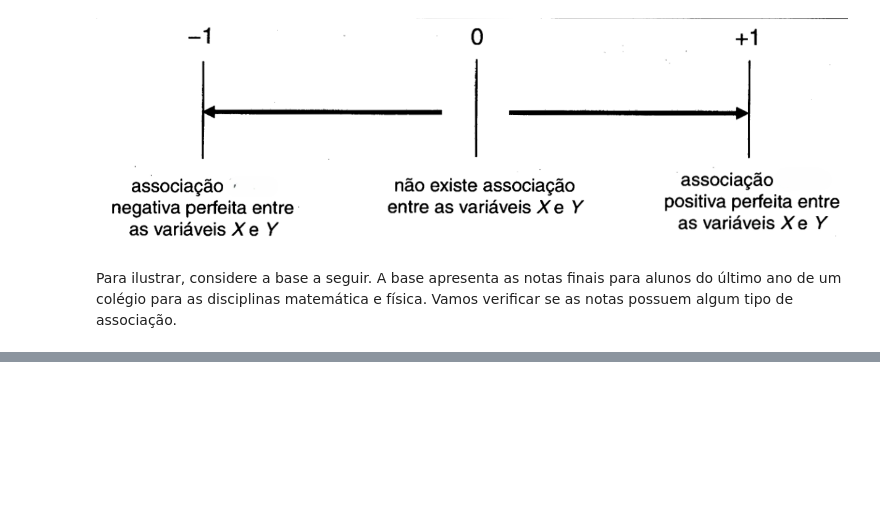
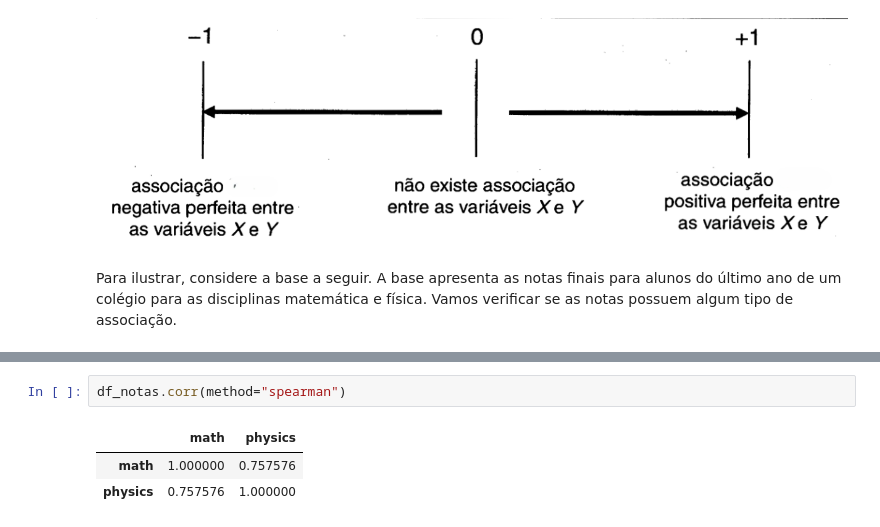
Before and after one commit to PauloViniciusR/Estatistica_dados, a Jupyter notebook: Estatistica_Descritiva/12_bivariada_qualitativa_spearman.ipynb, the cells around one changed output, grey strips where cells are left out. Cells and saved outputs as stored; diff of their text form; blank space fills up the shorter version.

```diff
--- a/Estatistica_Descritiva/12_bivariada_qualitativa_spearman.ipynb
+++ b/Estatistica_Descritiva/12_bivariada_qualitativa_spearman.ipynb
@@ -50,0 +75,6 @@ df_notas
+# %%
+df_notas.corr(method="spearman")
+# %% [output]
+|  | math | physics |
+| math | 1.000000 | 0.757576 |
+| physics | 0.757576 | 1.000000 |
```
Also changed, not shown: parts of 7 cells of this notebook.
